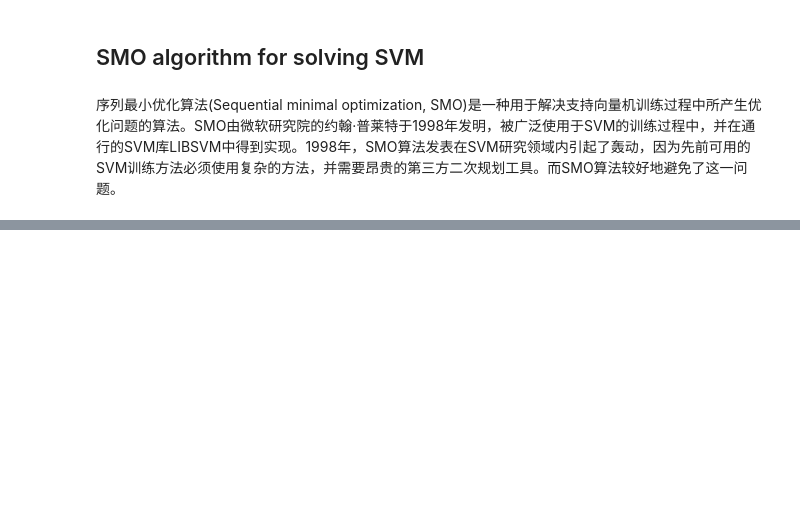
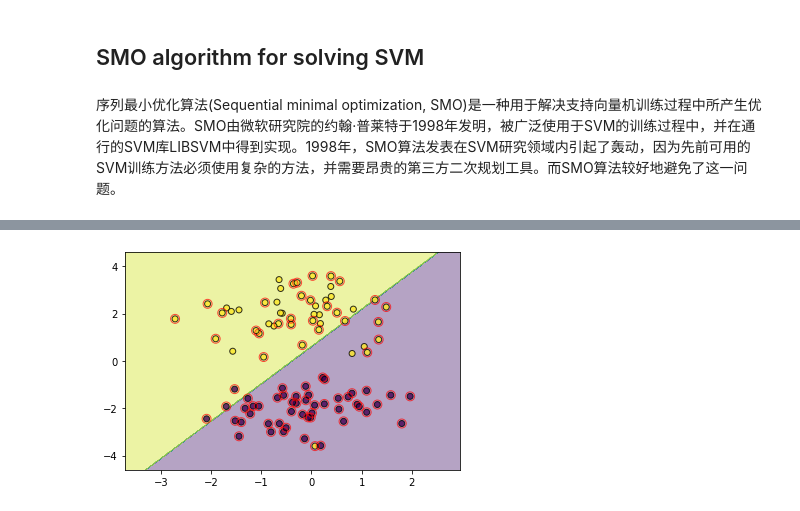
Before and after one commit to jingmengzhiyue/Common-machine-learning-algorithms, a Jupyter notebook: Python/Support Vector Machine.ipynb, the cells around one changed output, grey strips where cells are left out. Cells and saved outputs as stored; diff of their text form; code cells hidden in the pictures; blank space fills up the shorter version.

```diff
--- a/Python/Support Vector Machine.ipynb
+++ b/Python/Support Vector Machine.ipynb
@@ -106,0 +444,6 @@ $$
+# %%
+svm = HardMarginSVM()
+svm.fit(data, target)
+plot_decision_function(data, target, svm, svm.support_vectors)
+# %% [output]
+[figure, added]
```
Also changed, not shown: parts of 12 cells of this notebook.
